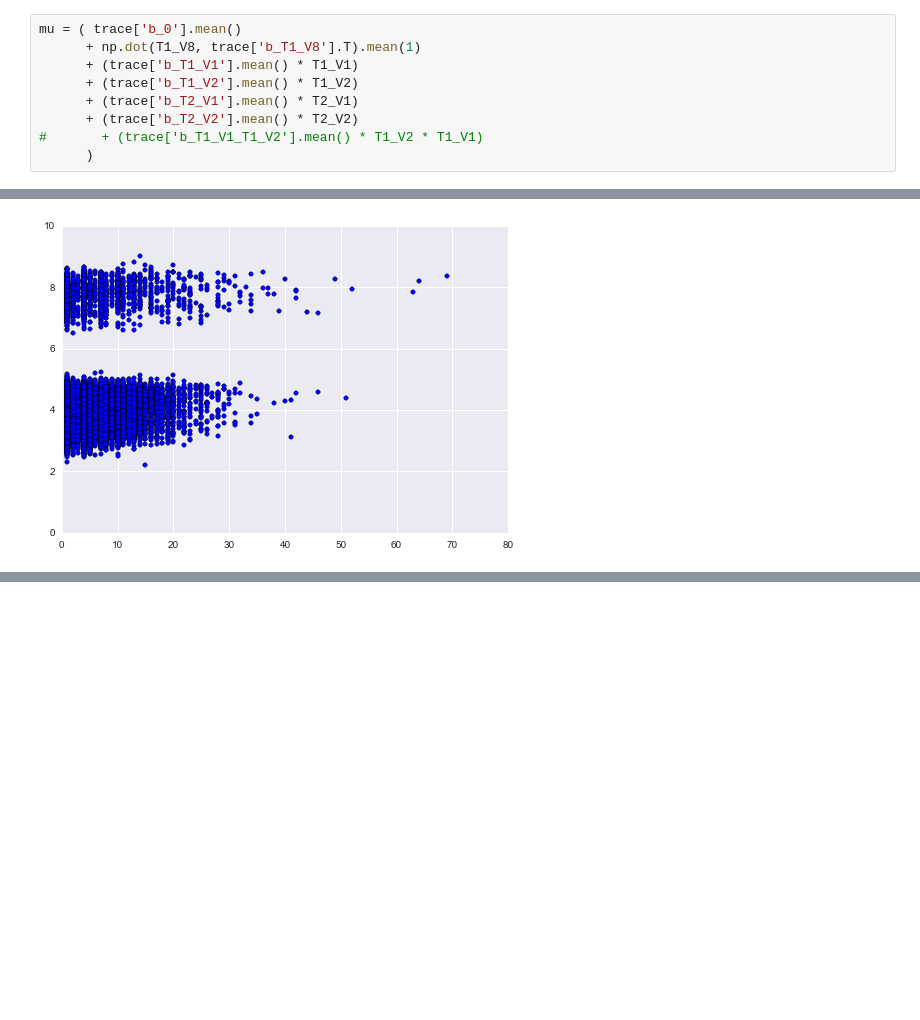
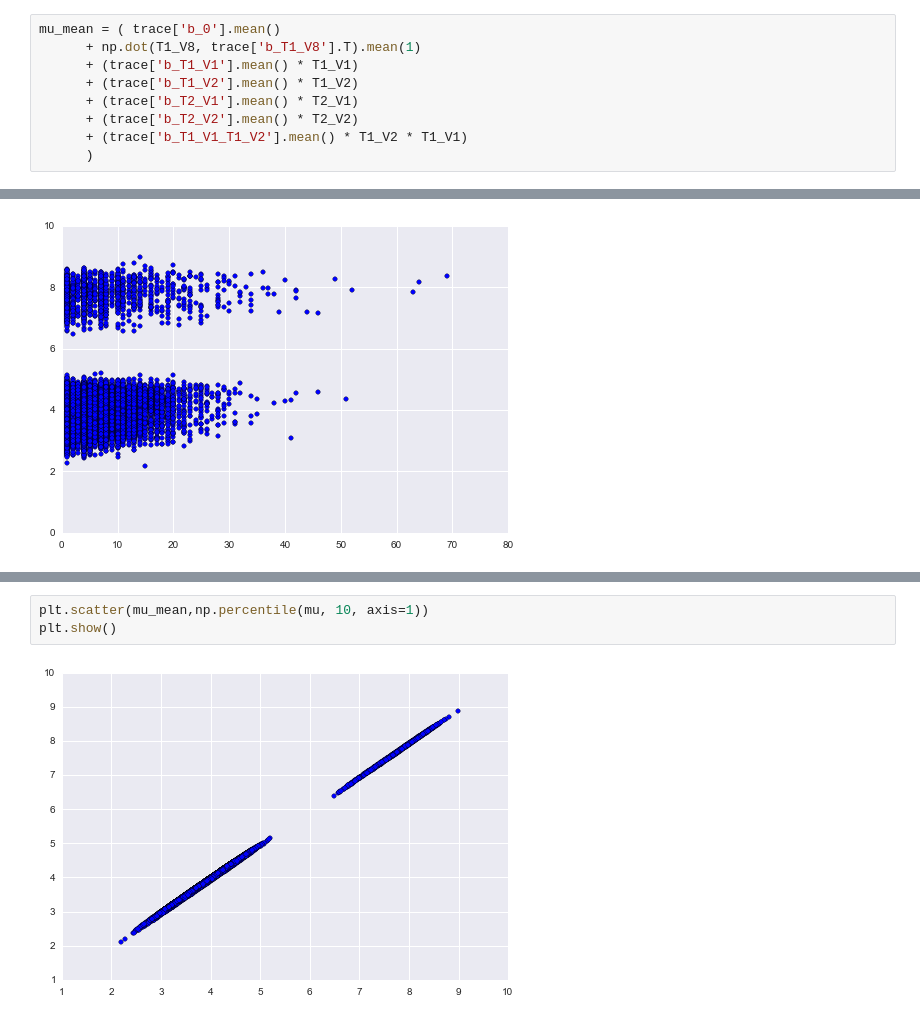
Before and after one commit to walterreade/pymc_sandbox, a Jupyter notebook: property_pymc.ipynb, the cells around one changed output, grey strips where cells are left out. Saved outputs shown, nothing was run; the diff lists cells and outputs as text; blank space fills up the shorter version.

```diff
--- a/property_pymc.ipynb
+++ b/property_pymc.ipynb
@@ -84,11 +82,11 @@ mc.traceplot(trace);
 # %%
-mu = ( trace['b_0'].mean()
+mu_mean = ( trace['b_0'].mean()
       + np.dot(T1_V8, trace['b_T1_V8'].T).mean(1)
       + (trace['b_T1_V1'].mean() * T1_V1)
       + (trace['b_T1_V2'].mean() * T1_V2)
       + (trace['b_T2_V1'].mean() * T2_V1)
       + (trace['b_T2_V2'].mean() * T2_V2)
-#       + (trace['b_T1_V1_T1_V2'].mean() * T1_V2 * T1_V1)
+      + (trace['b_T1_V1_T1_V2'].mean() * T1_V2 * T1_V1)
       )
 # %%
 plt.scatter(y,mu)
@@ -99,0 +118,5 @@ plt.show()
+# %%
+plt.scatter(mu_mean,np.percentile(mu, 10, axis=1))
+plt.show()
+# %% [output]
+[figure, added]
```
Also changed, not shown: parts of 5 cells of this notebook.
